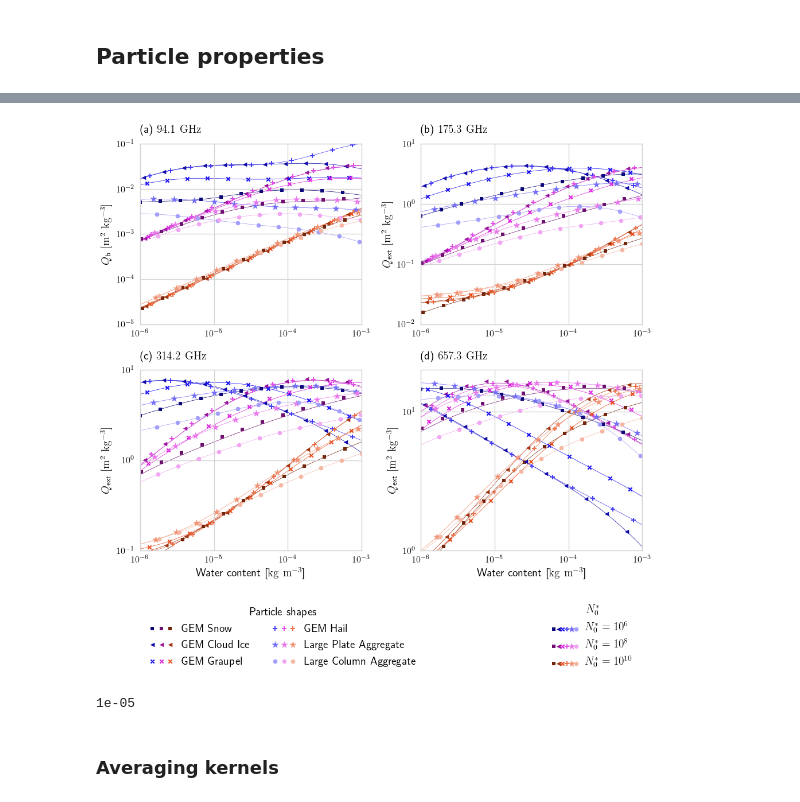
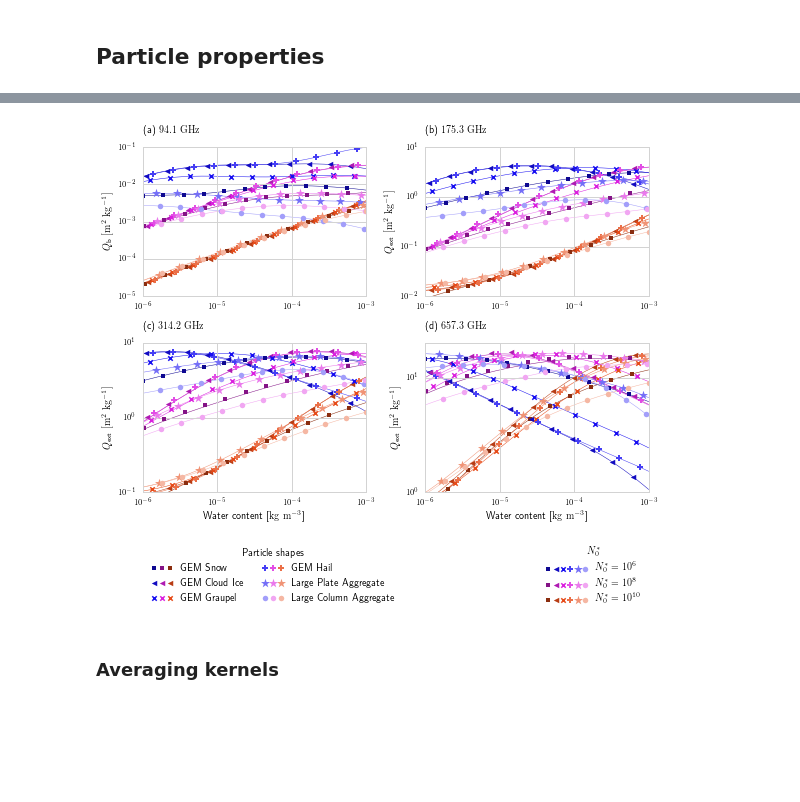
Before and after one commit to simonpf/mcrf, a Jupyter notebook: notebooks/liras/combined_results.ipynb, the cells around one changed output, grey strips where cells are left out. Drawn from its saved outputs; the diff is of its cells as text; code cells hidden in the pictures; blank space fills up the shorter version.

```diff
--- a/notebooks/liras/combined_results.ipynb
+++ b/notebooks/liras/combined_results.ipynb
@@ -166,7 +164,7 @@ for i, z in enumerate(hmcs[0]):
 #ax.set_title("(a) Scene 1", loc = "left")
 ax.set_ylim([0, 20])
 ax.set_ylabel("Altitude [km]")
-ax.set_xlabel("Latitude [$^\circ$]")
+ax.set_xlabel(r"Latitude [$^\circ \ \text{N}$]")
 
 
 #
@@ -538,11 +555,11 @@ gem_ls = ["-", ":", "-.", "--"]
 
 for h in hs_robin:
     hb = getattr(habits, h)
-    lbd = speed_of_light / (94 * 1e9)
+    lbd = speed_of_light / (94.1 * 1e9)
     x = np.pi * hb.de / lbd
-    x = hb.de
+    #x = hb.de
     ax_1.plot(x,
-              4 * bs_94[h] / (np.pi * hb.de ** 2),
+              4 * bs_94[h] / (hb.de ** 2),
               c = "grey")
     lbd = speed_of_light / (183 * 1e9)
     x = np.pi * hb.de / lbd
@@ -566,11 +583,10 @@ handles = []
 
 for i, h in enumerate(hs_gem):
     hb = getattr(habits, h)
-    lbd = speed_of_light / (183 * 1e9)
+    lbd = speed_of_light / (94.1 * 1e9)
     x = np.pi * hb.de / lbd
-    x = hb.de
     ax_1.plot(x,
-              4 * bs_94[h] / (np.pi * hb.de ** 2),
+              4 * bs_94[h] / (hb.de ** 2),
               c = "k",
               label = h,
              ls = gem_ls[i])
@@ -578,7 +594,7 @@ for i, h in enumerate(hs_gem):
     x = np.pi * hb.de / lbd
     x = hb.de
     handles += ax_2.plot(x,
-                         4 * ext_183[h] / (np.pi * hb.de ** 2),
+                         4 * ext_183[h] / (hb.de ** 2),
                          c = "k",
                          label = h,
                          ls = gem_ls[i])
@@ -602,11 +618,11 @@ for i, h in enumerate(hs_gem):
 
 for i, h in enumerate(hs_s):
     hb = getattr(habits, h)
-    lbd = speed_of_light / (664 * 1e9)
+    lbd = speed_of_light / (94.1 * 1e9)
     x = np.pi * hb.de / lbd
-    x = hb.de
+    #x = hb.de
     ax_1.plot(x,
-              4 * bs_94[h] / (np.pi * hb.de ** 2),
+              4 * np.pi * 4 * bs_94[h] / (np.pi * hb.de ** 2),
               label = h)
     lbd = speed_of_light / (183 * 1e9)
     x = np.pi * hb.de / lbd
@@ -628,11 +644,11 @@ for i, h in enumerate(hs_s):
     #          label = h)
 
 ax_1.set_yscale("log")
-ax_1.set_xscale("log")
+#ax_1.set_xscale("log")
 ax_1.set_xlabel(r"$D_m\ [\unit{m}]$")
 ax_1.set_ylabel("$Q_b$")
 ax_1.set_title(r"(a) ${:2}\ \unit{{GHz}}$".format(fs["LargePlateAggregate"]["94"] / 1e9), loc = "left")
-ax_1.set_xlim([1e-4, 1e-2])
+ax_1.set_xlim([0, 3])
 ax_1.set_ylim([1e-4, 1e1])
 
 ax_2.set_yscale("log")
@@ -644,8 +660,9 @@ ax_2.set_ylabel("$Q_e$")
 ax_2.set_title(r"(a) ${:2}\ \unit{{GHz}}$".format(fs["LargePlateAggregate"]["183"] / 1e9), loc = "left")
 
 ax_3.set_yscale("log")
-ax_3.set_xscale("log")
+#ax_3.set_xscale("log")
 ax_3.set_xlim([1e-4, 1e-2])
+ax_3.set_xlim([0, 3500e-6])
 ax_3.set_ylim([1e-2, 1e2])
 ax_3.set_xlabel(r"$D_m\ [\unit{m}]$")
 ax_3.set_ylabel("$Q_e$")
@@ -946,7 +962,7 @@ for h in ext_664:
 from matplotlib.gridspec import GridSpec
 from matplotlib.legend_handler import HandlerTuple
 from scipy.constants import speed_of_light
-f = plt.figure(figsize = (10, 10))
+f = plt.figure(figsize = (8, 7))
 gs = GridSpec(3, 2, height_ratios = [1.0, 1.0, 0.2])
 
 ax_1 = plt.subplot(gs[0, 0])
@@ -1019,59 +1035,54 @@ ax_1.set_yscale("log")
 ax_1.set_xscale("log")
 ax_1.set_xlim([1e-6, 1e-3])
 ax_1.set_ylim([1e-5, 1e-1])
-ax_1.set_ylabel(r"$Q_\text{b}\ [\unit{m^2\ kg^{-3}}]$")
+ax_1.set_ylabel(r"$Q_\text{b}\ [\unit{m^2\ kg^{-1}}]$")
 ax_1.set_title(r"(a) ${:2}\ \unit{{GHz}}$".format(fs["LargePlateAggregate"]["94"] / 1e9), loc = "left")
 
 ax_2.set_yscale("log")
 ax_2.set_xscale("log")
 ax_2.set_xlim([1e-6, 1e-3])
 ax_2.set_ylim([1e-2, 1e1])
-ax_2.set_ylabel(r"$Q_\text{ext}\ [\unit{m^2\ kg^{-3}}]$")
+ax_2.set_ylabel(r"$Q_\text{ext}\ [\unit{m^2\ kg^{-1}}]$")
 ax_2.set_title(r"(b) ${:2}\ \unit{{GHz}}$".format(fs["LargePlateAggregate"]["183"] / 1e9), loc = "left")
 
 ax_3.set_yscale("log")
 ax_3.set_xscale("log")
 ax_3.set_xlim([1e-6, 1e-3])
 ax_3.set_ylim([1e-1, 1e1])
-ax_3.set_ylabel(r"$Q_\text{ext}\ [\unit{m^2\ kg^{-3}}]$")
+ax_3.set_ylabel(r"$Q_\text{ext}\ [\unit{m^2\ kg^{-1}}]$")
 ax_3.set_title(r"(c) ${:2}\ \unit{{GHz}}$".format(fs["LargePlateAggregate"]["325"] / 1e9), loc = "left")
 ax_3.set_xlabel(r"Water content [$\unit{kg\ m^{-3}}$]")
 
 ax_4.set_yscale("log")
 ax_4.set_xscale("log")
 ax_4.set_xlim([1e-6, 1e-3])
 ax_4.set_ylim([1e0, 2 * 1e1])
-ax_4.set_ylabel(r"$Q_\text{ext}\ [\unit{m^2\ kg^{-3}}]$")
+ax_4.set_ylabel(r"$Q_\text{ext}\ [\unit{m^2\ kg^{-1}}]$")
 ax_4.set_title(r"(d) ${:2}\ \unit{{GHz}}$".format(fs["LargePlateAggregate"]["664"] / 1e9), loc = "left")
 ax_4.set_xlabel(r"Water content [$\unit{kg\ m^{-3}}$]")
 
 
 ax = plt.subplot(gs[-1, :])
 ax.set_axis_off()
 labels = ["GEM Snow", "GEM Cloud Ice", "GEM Graupel", "GEM Hail", "Large Plate Aggregate", "Large Column Aggregate"]
 handles_shapes = list(map(tuple, handles_shapes))
 handler_map = dict(zip(handles_shapes, [HandlerTuple(ndivide=3)] * len(handles_shapes)))
 l1 = ax.legend(title = "Particle shapes", handles = handles_shapes, labels = labels,
           handler_map = handler_map, ncol = 2, loc = "upper left")
 
 #ax = plt.subplot(gs[-1, 1])
 #ax.set_axis_off()
 handles_n0 = list(map(tuple, handles_n0))
 handler_map = dict(zip(handles_n0, [HandlerTuple(ndivide=6)] * len(handles_n0)))
 labels = ["$N_0^* = 10^6$", "$N_0^* = 10^8$",  "$N_0^* = 10^{10}$"]
 l2 = ax.legend(title = "$N_0^*$", handles = handles_n0, labels = labels,
-          handler_map = handler_map, loc = "upper right")
+          handler_map = handler_map, loc = "upper right", handlelength=4)
 ax.add_artist(l1)
 
 plt.tight_layout()
 f.savefig("../../plots/particle_properties_d14.pdf", bbox_inches = "tight")
 # %% [output]
-[figure, old version]
+[figure, new version]
-# %%
-hb = getattr(habits, "LargeColumnAggregate")
-hb.de[0]
-# %% [output]
-1e-05
 # %%
 from joint_flight.data import habits
 
```
Also changed, not shown: parts of 30 cells of this notebook, 15 other files.
